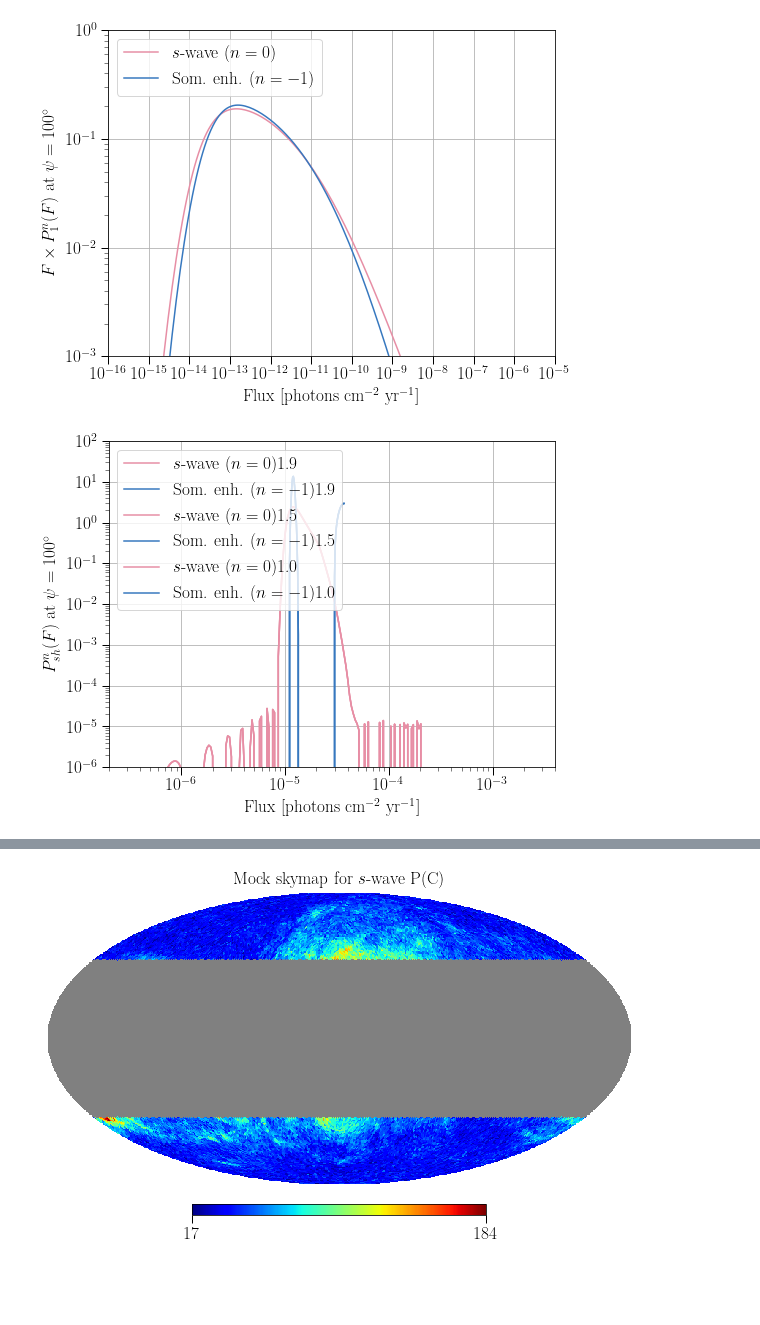
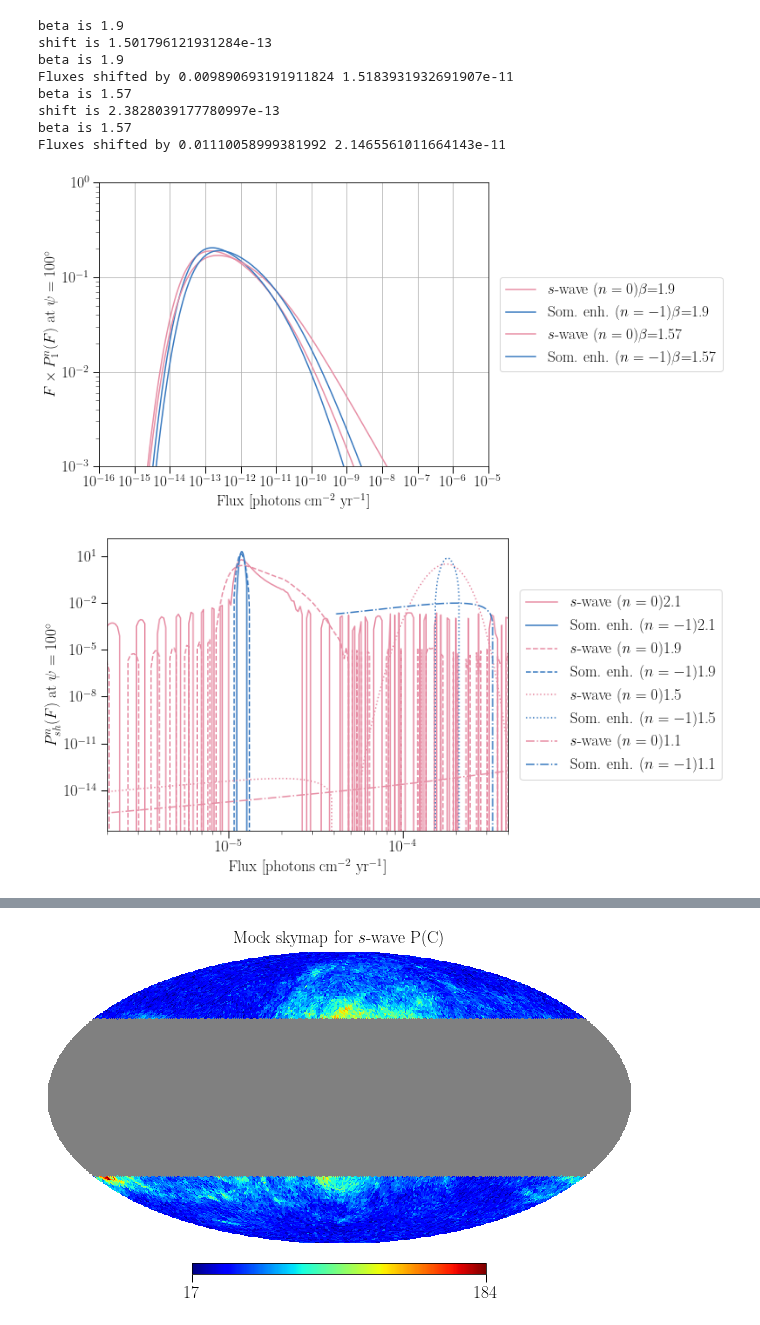
Before and after one commit to runburg/dm_gal_substructure, a Jupyter notebook: paper_plots.ipynb, the cells around one changed output, grey strips where cells are left out. Saved outputs shown, nothing was run; the diff lists cells and outputs as text; code cells hidden in the pictures; blank space fills up the shorter version.

Commit message:
Shift sommerfeld before

```diff
--- a/paper_plots.ipynb
+++ b/paper_plots.ipynb
@@ -52,23 +52,32 @@ n_labels = [r"$s$-wave ($n=0$)", r"Som. enh. ($n=-1$)"]
 psi = 100
 # %%
 outfile = "./output/plots/p1_ssom.pdf"
-fig, ax = plots.p1_plot(p, n_list=[0, -1], psi=psi, outfile=outfile, colors=iter(colors), shift=True)
-ax.set_xlim(left=1e-16, right=1e-5)
-ax.set_ylim(bottom=1e-3, top=1)
-fig.savefig(outfile)
+fig, ax = plots.p1_plot(p, n_list=[0, -1], psi=psi, outfile=outfile, color=colors, shift=True, betas=[1.9, 1.57])
+# ax.set_xlim(left=1e-16, right=1e-5)
+# ax.set_ylim(bottom=1e-3, top=1)
+# fig.savefig(outfile)
 # %% [output]
+beta is 1.9
+shift is 1.501796121931284e-13
+beta is 1.9
+Fluxes shifted by 0.009890693191911824 1.5183931932691907e-11
+beta is 1.57
+shift is 2.3828039177780997e-13
+beta is 1.57
+Fluxes shifted by 0.01110058999381992 2.1465561011664143e-11
-[figure, old version]
+[figure, new version]
 # %%
 fig, ax = plt.subplots(figsize=(8, 6))
+lss = iter(['-', '--', ':', '-.'])
 
-for beta in [1.9, 1.5, 1.0]:
+for beta in [2.1, 1.9, 1.5, 1.1]:
     with np.load(f'./output/n0_pshfunc_beta{int(beta*10):d}.npz') as f:
         psis = f['psi']
         fluxes = f['flux']
         psh2d = f['psh']
 
     pshfunc2d = intp.interp2d(psis, fluxes, np.nan_to_num(psh2d), bounds_error=False, fill_value=0)
-    sfluxes = fluxes[10:-65]
+    sfluxes = fluxes[:]
     spsh = fluxes[psh2d[0].argmax()]
 
     with np.load(f'./output/n-1_pshfunc_beta{int(beta*10):d}.npz') as f:
@@ -79,26 +88,27 @@ for beta in [1.9, 1.5, 1.0]:
     psh2d[psh2d < 0] = 0
 
     sompshfunc2d = intp.interp2d(psis, fluxes, np.nan_to_num(psh2d), bounds_error=False, fill_value=0)
-    somfluxes = fluxes[70:-55]
+    somfluxes = fluxes[:]
 
 
     shift_som = somfluxes[(somfluxes*sompshfunc2d(psi, somfluxes).T).argmax()] / sfluxes[(sfluxes*pshfunc2d(psi, sfluxes).T).argmax()]
     # psh2d *= shift_som
     # fluxes /= shift_som
 
-    ax.plot(sfluxes, sfluxes * pshfunc2d(psi, sfluxes).flatten(), label=n_labels[0]+str(beta), color=colors[0])
-    ax.plot(somfluxes / shift_som, somfluxes * sompshfunc2d(psi, somfluxes).flatten(), label=n_labels[-1]+str(beta), color=colors[-1])
+    ls = next(lss)
+    ax.plot(sfluxes, sfluxes * pshfunc2d(psi, sfluxes).flatten(), label=n_labels[0]+str(beta), color=colors[0], ls=ls)
+    ax.plot(somfluxes / shift_som, somfluxes * sompshfunc2d(psi, somfluxes).flatten(), label=n_labels[-1]+str(beta), color=colors[-1], ls=ls)
 
     ax.set_xscale('log')
     ax.set_yscale('log')
     ax.set_xlabel(r'Flux [photons cm$^{-2}$ yr$^{-1}$]')
     ax.set_ylabel(rf'$P^n_{{sh}}(F)$ at $\psi={psi}^\circ$')
 
-    ax.set_xlim(left=2e-7, right=4e-3)
-    ax.set_ylim(bottom=1e-6, top=100)
+    ax.set_xlim(left=2e-6, right=4e-4)
+#     ax.set_ylim(bottom=1e-4, top=100)
     ax.grid()
-    ax.legend(loc='upper left')
+    lgd = ax.legend(loc='center left', bbox_to_anchor=(1.01, 0.5))
 
-fig.savefig('./output/plots/psh_ssom.pdf')
+fig.savefig('./output/plots/psh_ssom.pdf', bbox_extra_artists=(lgd,), bbox_inches='tight')
 # %% [output]
-[figure, old version]
+[figure, new version]
```
Also changed, not shown: parts of 7 cells of this notebook, 10 other files.
